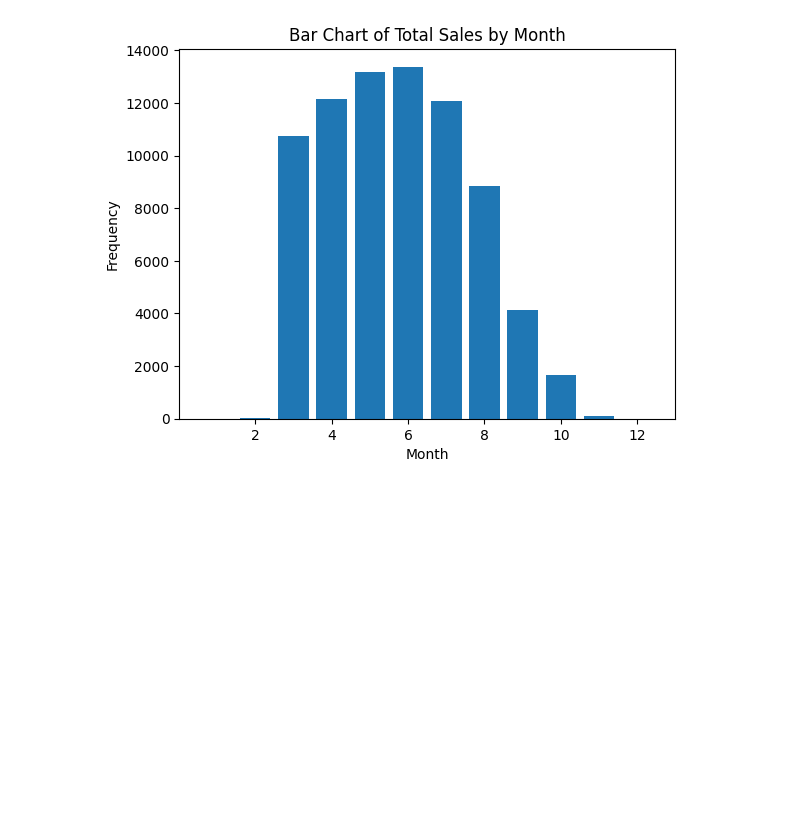
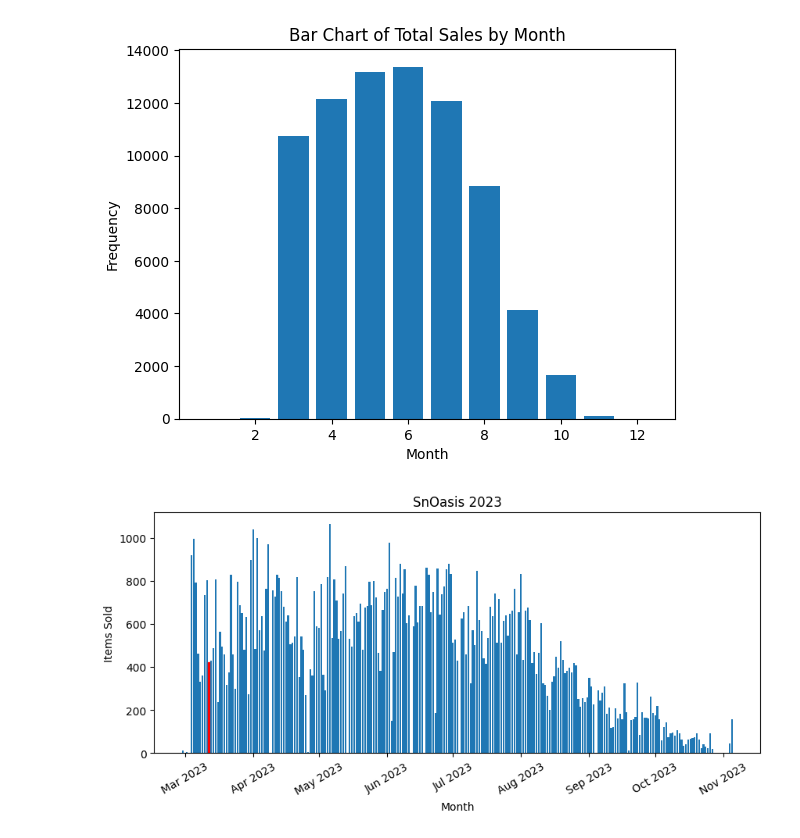
Before and after one commit to HobbsJacob37/Snoasis, a Jupyter notebook: snowLV.ipynb, the cells around one changed output. Drawn from its saved outputs; the diff is of its cells as text; code cells hidden in the pictures; blank space fills up the shorter version.

```diff
--- a/snowLV.ipynb
+++ b/snowLV.ipynb
@@ -110,3 +110,16 @@ plt.ylabel('Frequency')
 plt.show()
 # %% [output]
 [figure]
+# %%
+fig, ax = plt.subplots(figsize=(10, 4))
+plt.xlabel('Month')
+plt.ylabel('Items Sold')
+plt.title('SnOasis 2023')
+ax.xaxis.set_major_locator(mdates.MonthLocator())
+fmt = mdates.DateFormatter('%b %Y')
+ax.xaxis.set_major_formatter(fmt)
+barlist = ax.bar(dfg.index,dfg)
+barlist[10].set_color('r')
+plt.setp(ax.get_xticklabels(), rotation=30);
+# %% [output]
+[figure, added]
```
Also changed, not shown: parts of 9 cells of this notebook.
